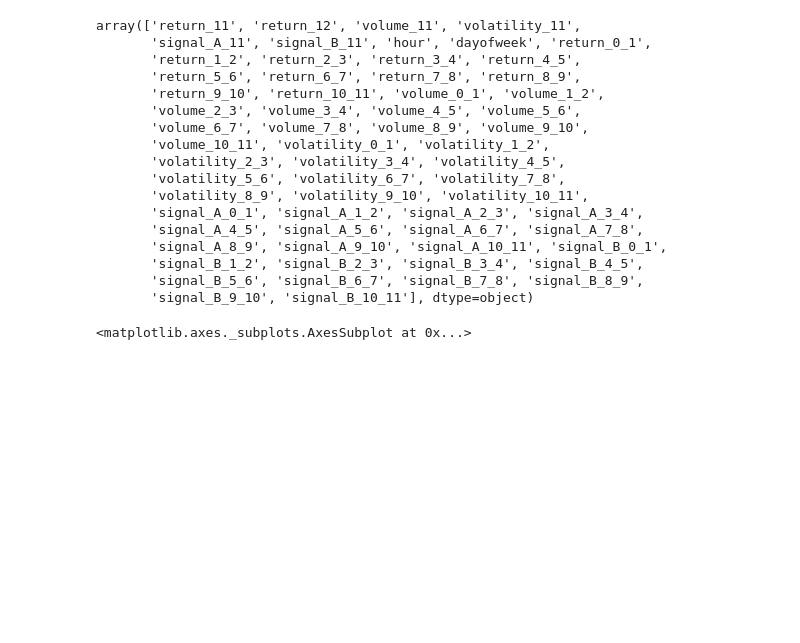
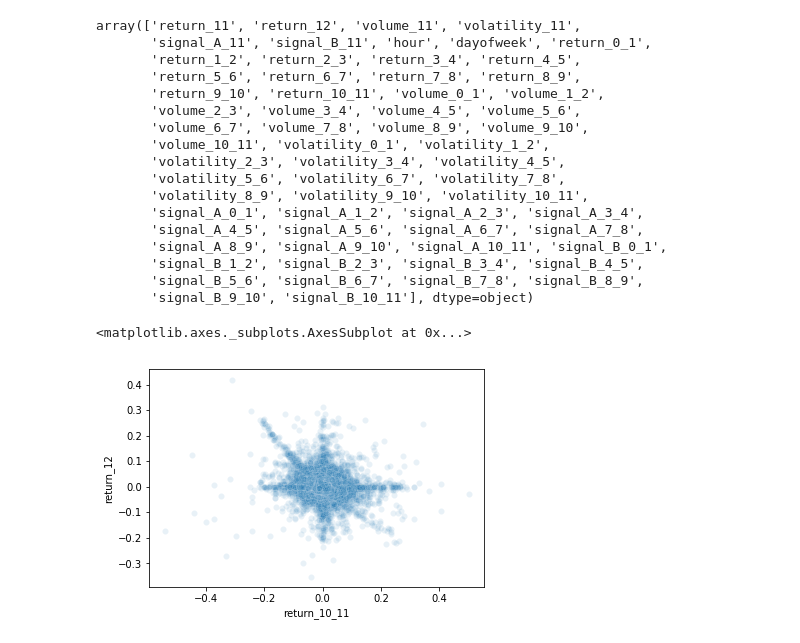
Before and after one commit to kanru-wang/stock_toy_model_for_phg, a Jupyter notebook: dev_notebook.ipynb, the cells around one changed output. Saved outputs shown, nothing was run; the diff lists cells and outputs as text; code cells hidden in the pictures; blank space fills up the shorter version.

```diff
--- a/dev_notebook.ipynb
+++ b/dev_notebook.ipynb
@@ -253,20 +255,17 @@ tidy_more_features["signal_B_9_10"] = tidy_more_features["signal_B_9"] + tidy_mo
 tidy_more_features["signal_B_10_11"] = tidy_more_features["signal_B_10"] + tidy_more_features["signal_B_11"]
 # %%
 tidy_more_features = tidy_more_features.drop(
-      ['time_12', 'return_0', 'return_1', 'return_2', 'return_3',
-       'return_4', 'return_5', 'return_6', 'return_7', 'return_8',
-       'return_9', 'return_10',                         'volume_0',
-       'volume_1', 'volume_2', 'volume_3', 'volume_4', 'volume_5',
+      ['return_0', 'return_1', 'return_2', 'return_3', 'return_4', 'return_5',
+       'return_6', 'return_7', 'return_8', 'return_9', 'return_10',
+       'volume_0', 'volume_1', 'volume_2', 'volume_3', 'volume_4', 'volume_5',
        'volume_6', 'volume_7', 'volume_8', 'volume_9', 'volume_10',
-       'volatility_0', 'volatility_1', 'volatility_2',
-       'volatility_3', 'volatility_4', 'volatility_5', 'volatility_6',
-       'volatility_7', 'volatility_8', 'volatility_9', 'volatility_10',
-       'signal_A_0', 'signal_A_1', 'signal_A_2',
-       'signal_A_3', 'signal_A_4', 'signal_A_5', 'signal_A_6',
-       'signal_A_7', 'signal_A_8', 'signal_A_9', 'signal_A_10',
-       'signal_B_0', 'signal_B_1', 'signal_B_2',
-       'signal_B_3', 'signal_B_4', 'signal_B_5', 'signal_B_6',
-       'signal_B_7', 'signal_B_8', 'signal_B_9', 'signal_B_10'], axis = 1)
+       'volatility_0', 'volatility_1', 'volatility_2', 'volatility_3', 'volatility_4', 'volatility_5',
+       'volatility_6', 'volatility_7', 'volatility_8', 'volatility_9', 'volatility_10',
+       'signal_A_0', 'signal_A_1', 'signal_A_2', 'signal_A_3', 'signal_A_4', 'signal_A_5',
+       'signal_A_6', 'signal_A_7', 'signal_A_8', 'signal_A_9', 'signal_A_10',
+       'signal_B_0', 'signal_B_1', 'signal_B_2', 'signal_B_3', 'signal_B_4', 'signal_B_5',
+       'signal_B_6', 'signal_B_7', 'signal_B_8', 'signal_B_9', 'signal_B_10'
+      ], axis = 1)
 # %%
 tidy_more_features.shape
 # %% [output]
@@ -273,0 +273,5 @@ tidy_more_features.shape
+# %%
+tidy_more_features = tidy_more_features.reset_index(drop = True)
+end_of_aug = datetime.strptime('2017-08-31 15:45:00', '%Y-%m-%d %H:%M:%S')
+train_data = tidy_more_features.loc[tidy_more_features['time_12'] <= end_of_aug]
+test_data = tidy_more_features.loc[tidy_more_features['time_12'] > end_of_aug]
@@ -294,7 +323,8 @@ array(['return_11', 'return_12', 'volume_11', 'volatility_11',
 # %%
-sns.scatterplot(x = "signal_A_10_11", y = "return_12", data = tidy_more_features)
+sns.scatterplot(x = "return_10_11", y = "return_12", data = tidy_more_features, alpha = 0.1)
 # %% [output]
 <matplotlib.axes._subplots.AxesSubplot at 0x...>
+[figure, added]
 # %%
 window_size = 12
 # The first window is from row 0 to 3, i.e. iloc[0: 0 + window_size - 1]
```
Also changed, not shown: parts of 7 cells of this notebook.
